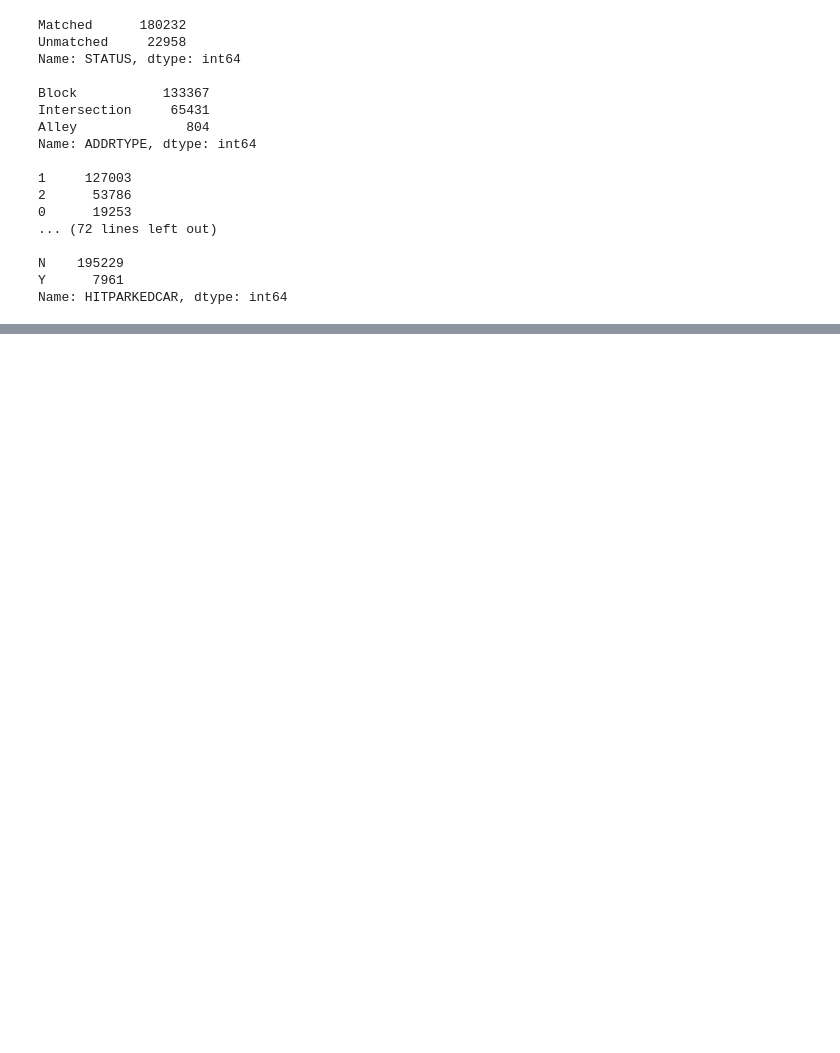
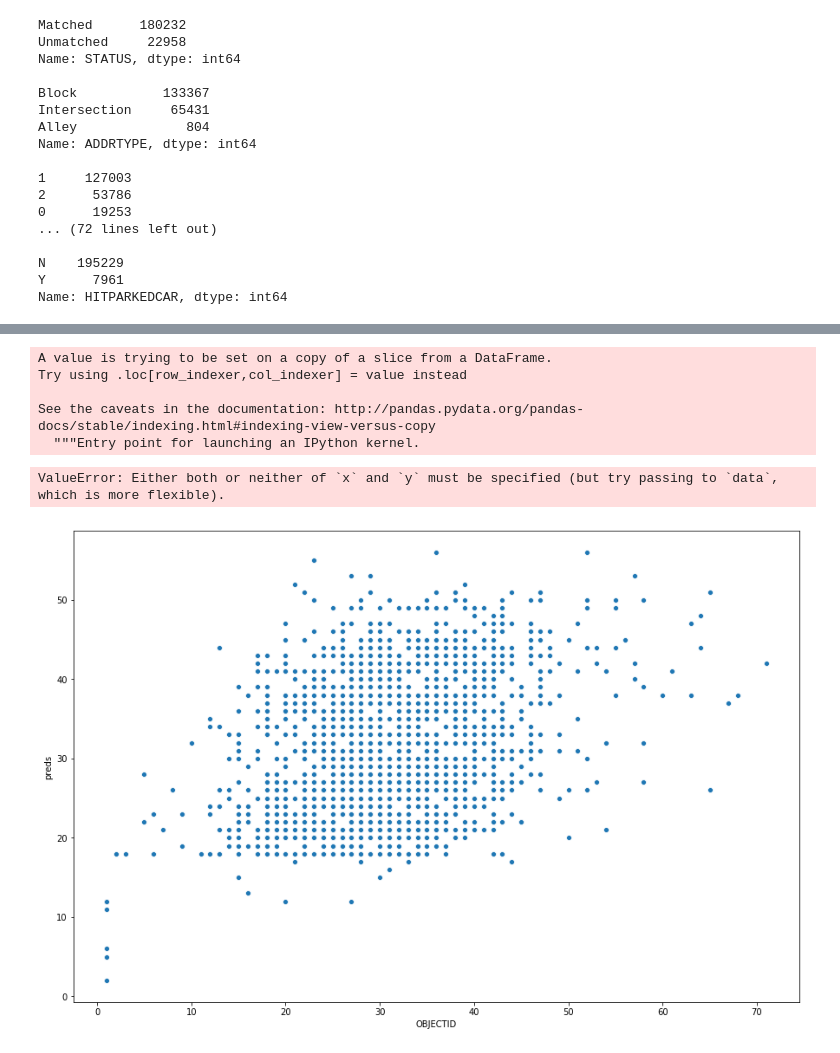
Before and after one commit to cheekw/seattle-collide, a Jupyter notebook: predicting-collisions.ipynb, the cells around one changed output, grey strips where cells are left out. Drawn from its saved outputs; the diff is of its cells as text; code cells hidden in the pictures; blank space fills up the shorter version.

```diff
--- a/predicting-collisions.ipynb
+++ b/predicting-collisions.ipynb
@@ -164,0 +257,27 @@ Name: HITPARKEDCAR, dtype: int64
+# %%
+import statsmodels.api as sm
+import statsmodels.formula.api as smf
+
+model_formula = 'OBJECTID ~ ROADCOND + LIGHTCOND'
+nbm = smf.glm(formula=model_formula, family=sm.families.NegativeBinomial(), data=train_df).fit()
+# %%
+test_df['preds'] = round(nbm.predict(test_df)).astype(int)
+test_df = test_df.reset_index()
+# %% [output]
+A value is trying to be set on a copy of a slice from a DataFrame.
+Try using .loc[row_indexer,col_indexer] = value instead
+
+See the caveats in the documentation: http://pandas.pydata.org/pandas-docs/stable/indexing.html#indexing-view-versus-copy
+  """Entry point for launching an IPython kernel.
+# %%
+test_df = test_df.drop('index', axis=1)
+# %%
+actual = test_df[['INCDATE', 'OBJECTID']].groupby('INCDATE').sum().reset_index()
+preds = test_df[['INCDATE', 'preds']].groupby('INCDATE').sum().reset_index()
+# %%
+plt.figure(figsize=(15, 10))
+sns.scatterplot(x = actual.OBJECTID, y = preds.preds)
+test_df.corr()
+# %% [output]
+ValueError: Either both or neither of `x` and `y` must be specified (but try passing to `data`, which is more flexible).
+[figure, added]
```
Also changed, not shown: parts of 22 cells of this notebook.
